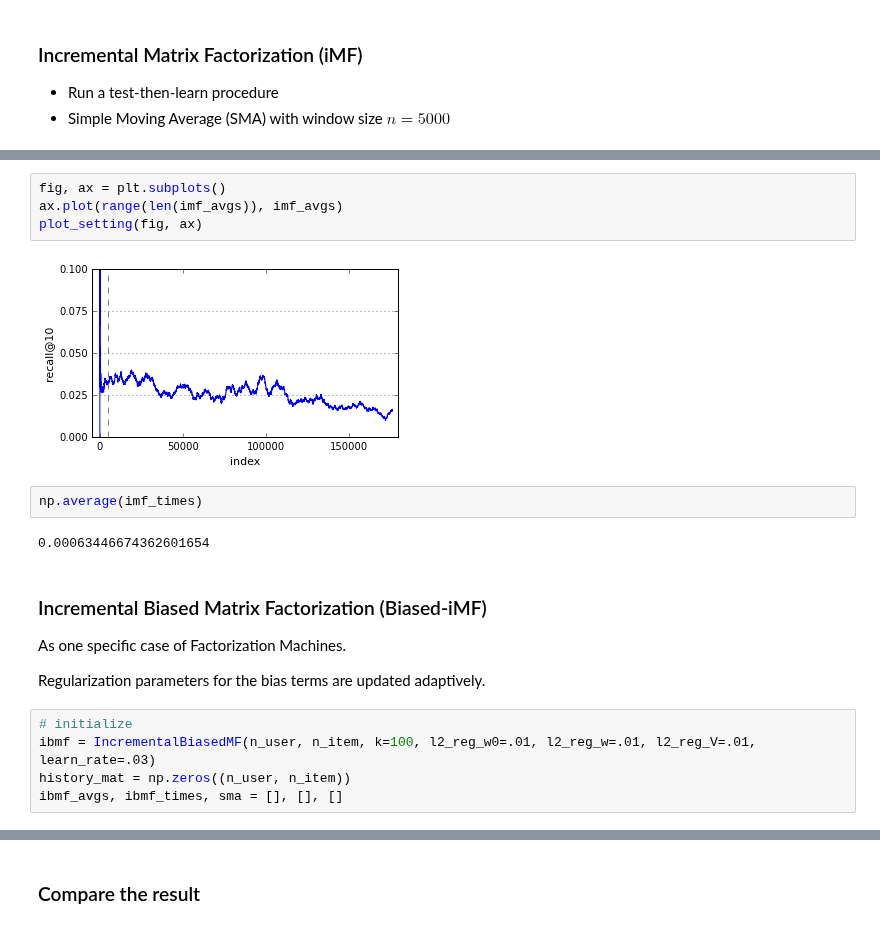
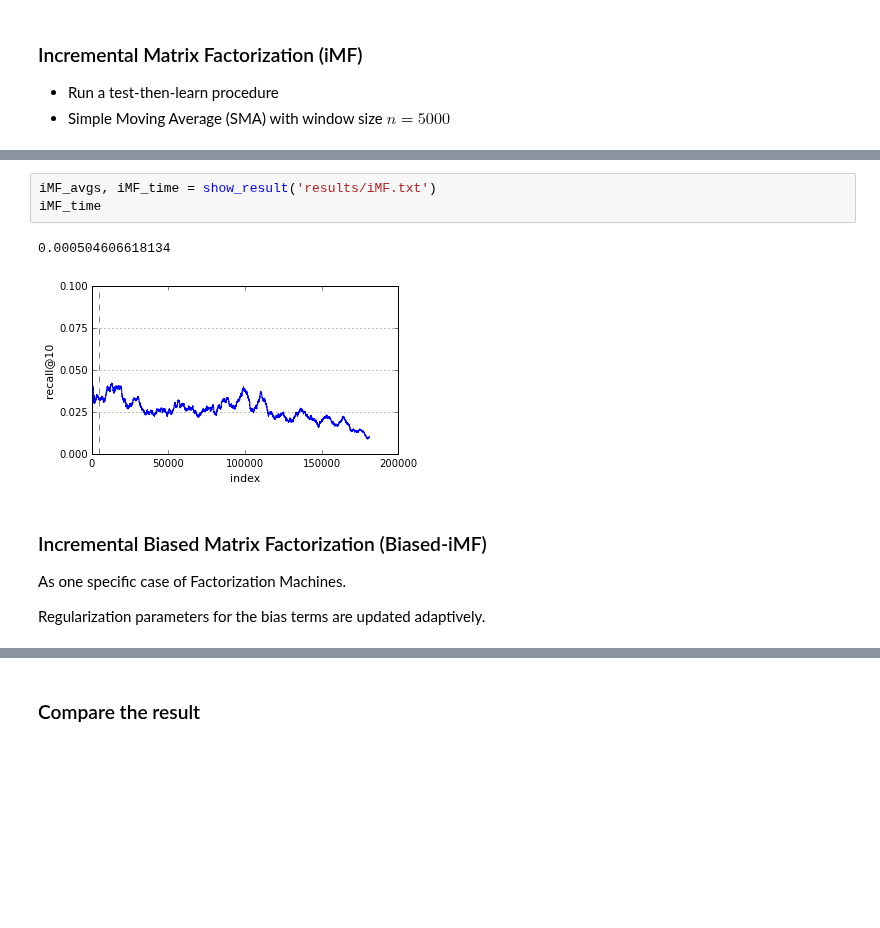
Before and after one commit to takuti/stream-recommender, a Jupyter notebook: stream-recommender.ipynb, the cells around one changed output, grey strips where cells are left out. Drawn from its saved outputs; the diff is of its cells as text; blank space fills up the shorter version.

```diff
--- a/stream-recommender.ipynb
+++ b/stream-recommender.ipynb
@@ -249,21 +111,12 @@ Wall time: 2min 9s
-# %%
-fig, ax = plt.subplots()
-ax.plot(range(len(imf_avgs)), imf_avgs)
-plot_setting(fig, ax)
-# %% [output]
-[figure, removed]
-# %%
-np.average(imf_times)
-# %% [output]
-0.00063446674362601654
+# %%
+iMF_avgs, iMF_time = show_result('results/iMF.txt')
+iMF_time
+# %% [output]
+0.000504606618134
+[figure, added]
 # %% [markdown]
 ### Incremental Biased Matrix Factorization (Biased-iMF)
 
 As one specific case of Factorization Machines.
 
 Regularization parameters for the bias terms are updated adaptively.
-# %%
-# initialize
-ibmf = IncrementalBiasedMF(n_user, n_item, k=100, l2_reg_w0=.01, l2_reg_w=.01, l2_reg_V=.01, learn_rate=.03)
-history_mat = np.zeros((n_user, n_item))
-ibmf_avgs, ibmf_times, sma = [], [], []
```
Also changed, not shown: parts of 38 cells of this notebook.
